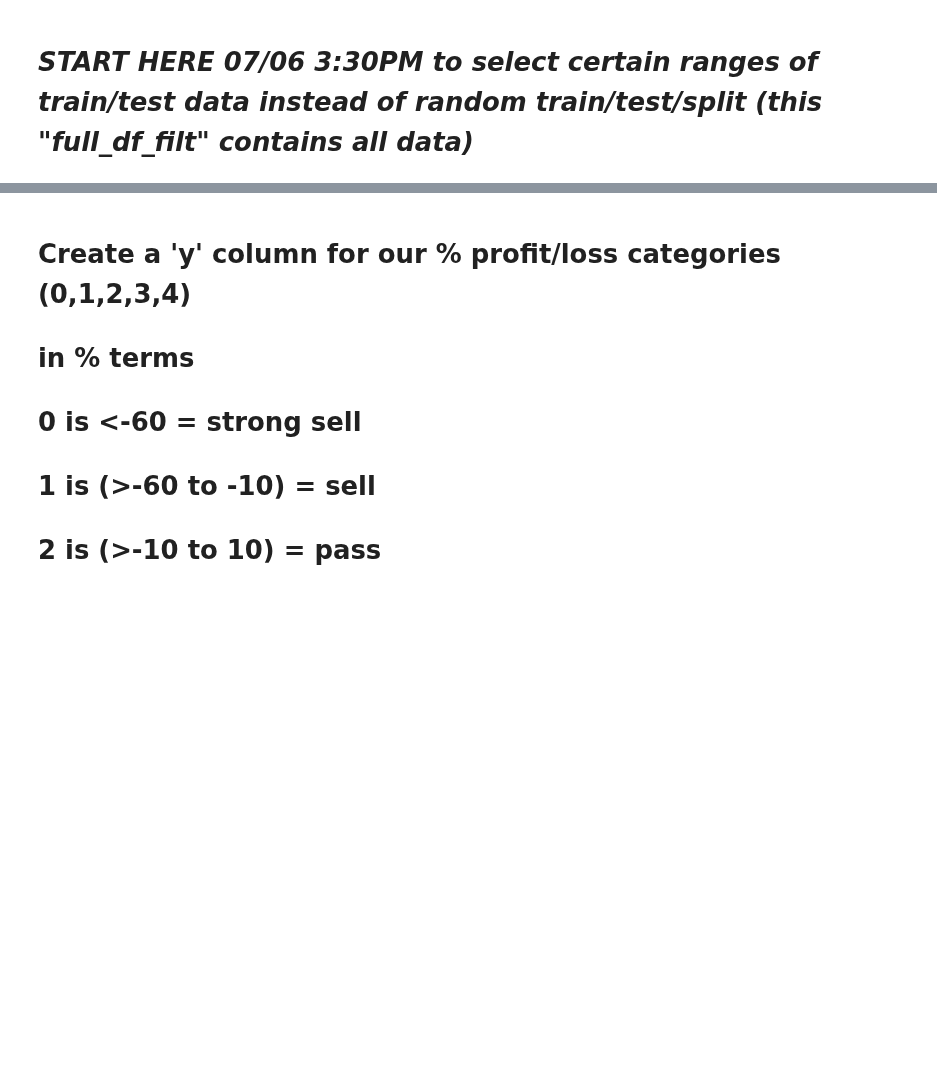
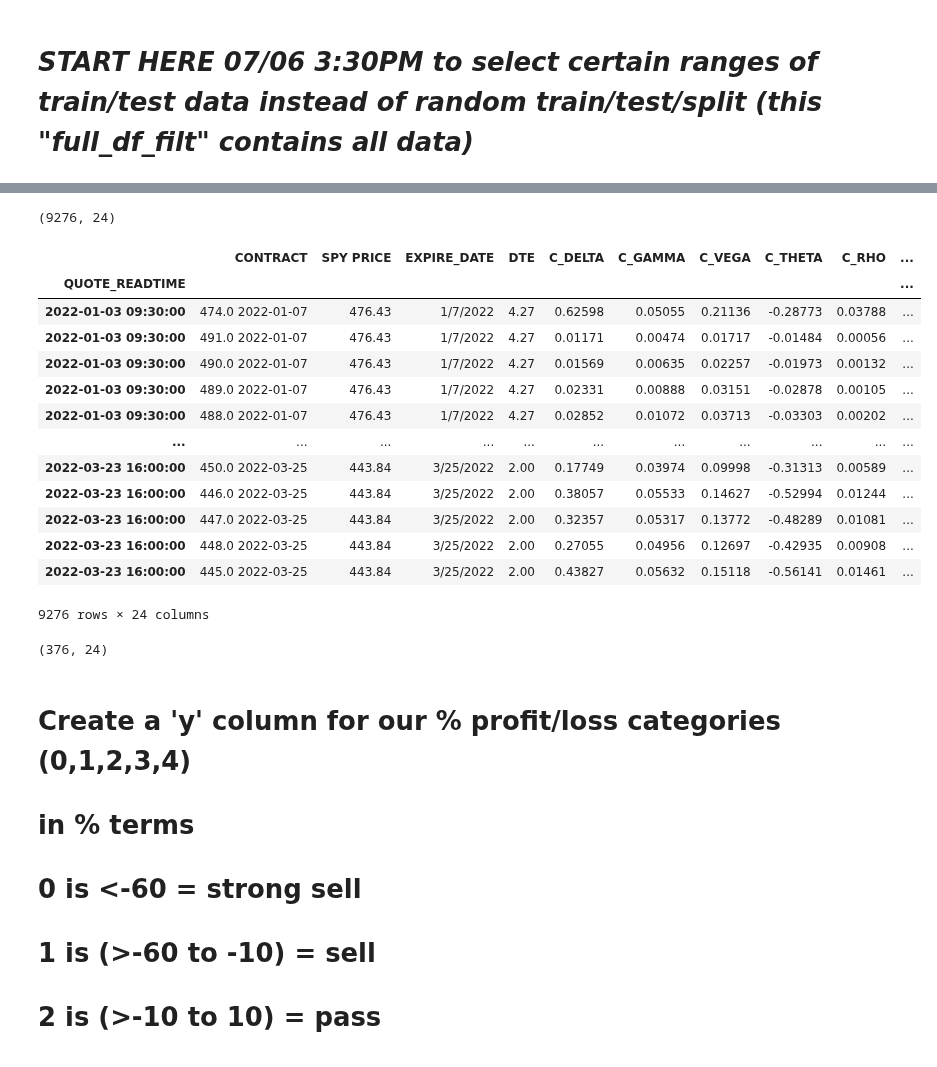
Before and after one commit to aarch23/OptYx, a Jupyter notebook: SpyRawDataV5.ipynb, the cells around one changed output, grey strips where cells are left out. Drawn from its saved outputs; the diff is of its cells as text; code cells hidden in the pictures; blank space fills up the shorter version.

```diff
--- a/SpyRawDataV5.ipynb
+++ b/SpyRawDataV5.ipynb
@@ -422,6 +274,6 @@ import pandas as pd
 import numpy as np
 from pathlib import Path
 # %%
-spy_path = Path('./Resources/full_df.csv')
+spy_path = Path('./Resources/full_df_filt.csv')
 df = pd.read_csv(spy_path)
-df.drop(columns=["Unnamed: 0"], inplace=True)
+df
@@ -428,12 +294,31 @@ df.drop(columns=["Unnamed: 0"], inplace=True)
-# %%
-df = df.set_index(["QUOTE_READTIME"])
+# %%
+df = df.set_index("QUOTE_READTIME")
 # %%
 df.shape
+# %% [output]
+(9276, 24)
 # %%
-df.head()
+df
+# %% [output]
+|  | CONTRACT | SPY PRICE | EXPIRE_DATE | DTE | C_DELTA | C_GAMMA | C_VEGA | C_THETA | C_RHO | ... |
+| QUOTE_READTIME |  |  |  |  |  |  |  |  |  | ... |
+| 2022-01-03 09:30:00 | 474.0 2022-01-07 | 476.43 | 1/7/2022 | 4.27 | 0.62598 | 0.05055 | 0.21136 | -0.28773 | 0.03788 | ... |
+| 2022-01-03 09:30:00 | 491.0 2022-01-07 | 476.43 | 1/7/2022 | 4.27 | 0.01171 | 0.00474 | 0.01717 | -0.01484 | 0.00056 | ... |
+| 2022-01-03 09:30:00 | 490.0 2022-01-07 | 476.43 | 1/7/2022 | 4.27 | 0.01569 | 0.00635 | 0.02257 | -0.01973 | 0.00132 | ... |
+| 2022-01-03 09:30:00 | 489.0 2022-01-07 | 476.43 | 1/7/2022 | 4.27 | 0.02331 | 0.00888 | 0.03151 | -0.02878 | 0.00105 | ... |
+| 2022-01-03 09:30:00 | 488.0 2022-01-07 | 476.43 | 1/7/2022 | 4.27 | 0.02852 | 0.01072 | 0.03713 | -0.03303 | 0.00202 | ... |
+| ... | ... | ... | ... | ... | ... | ... | ... | ... | ... | ... |
+| 2022-03-23 16:00:00 | 450.0 2022-03-25 | 443.84 | 3/25/2022 | 2.00 | 0.17749 | 0.03974 | 0.09998 | -0.31313 | 0.00589 | ... |
+| 2022-03-23 16:00:00 | 446.0 2022-03-25 | 443.84 | 3/25/2022 | 2.00 | 0.38057 | 0.05533 | 0.14627 | -0.52994 | 0.01244 | ... |
+| 2022-03-23 16:00:00 | 447.0 2022-03-25 | 443.84 | 3/25/2022 | 2.00 | 0.32357 | 0.05317 | 0.13772 | -0.48289 | 0.01081 | ... |
+| 2022-03-23 16:00:00 | 448.0 2022-03-25 | 443.84 | 3/25/2022 | 2.00 | 0.27055 | 0.04956 | 0.12697 | -0.42935 | 0.00908 | ... |
+| 2022-03-23 16:00:00 | 445.0 2022-03-25 | 443.84 | 3/25/2022 | 2.00 | 0.43827 | 0.05632 | 0.15118 | -0.56141 | 0.01461 | ... |
+9276 rows × 24 columns
 # %%
-test = df.iloc[8900:11800]
-test
+test = df.iloc[8900:11991]
+test.shape
+# %% [output]
+(376, 24)
 # %%
 train1 = df.iloc[:8899]
 train1
```
Also changed, not shown: parts of 25 cells of this notebook.
